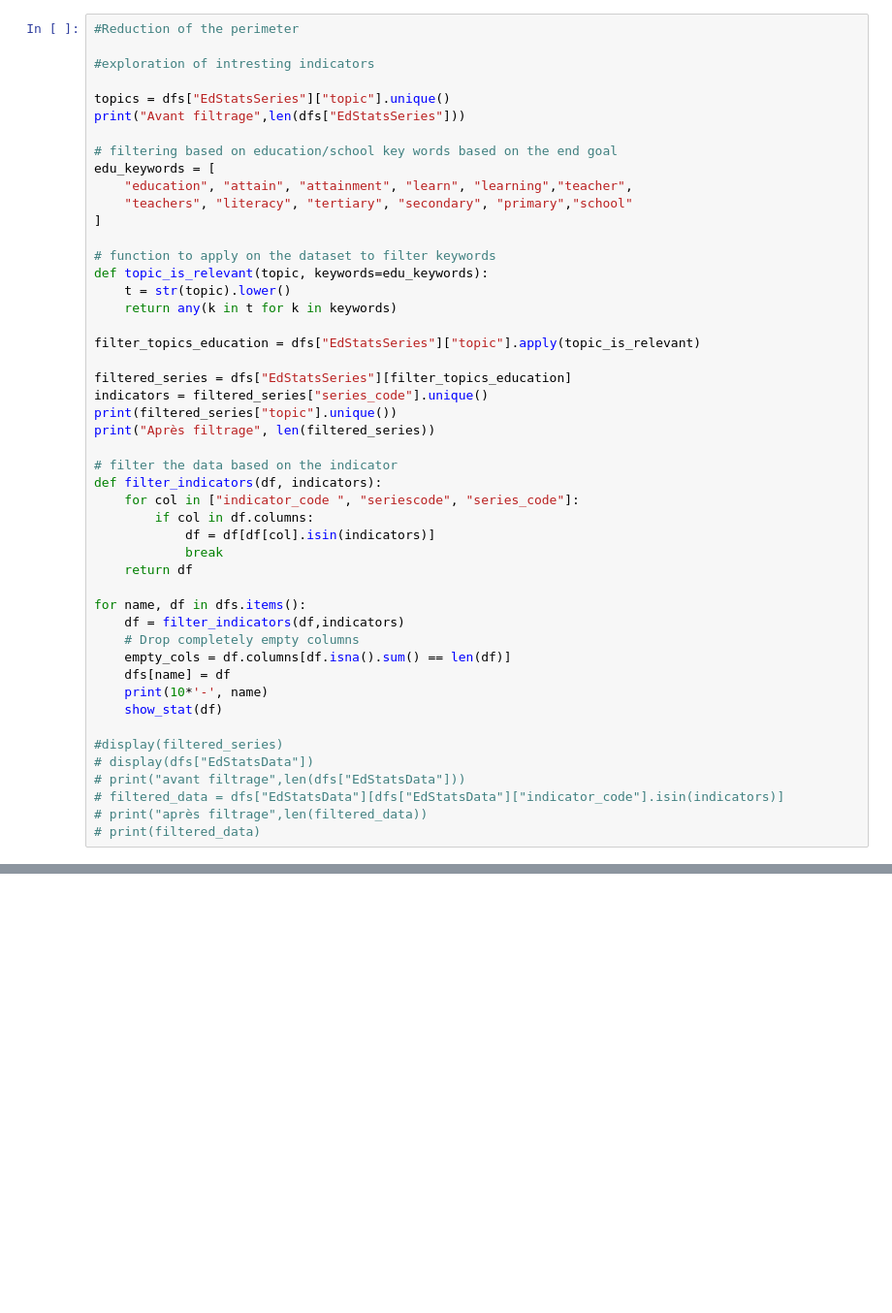
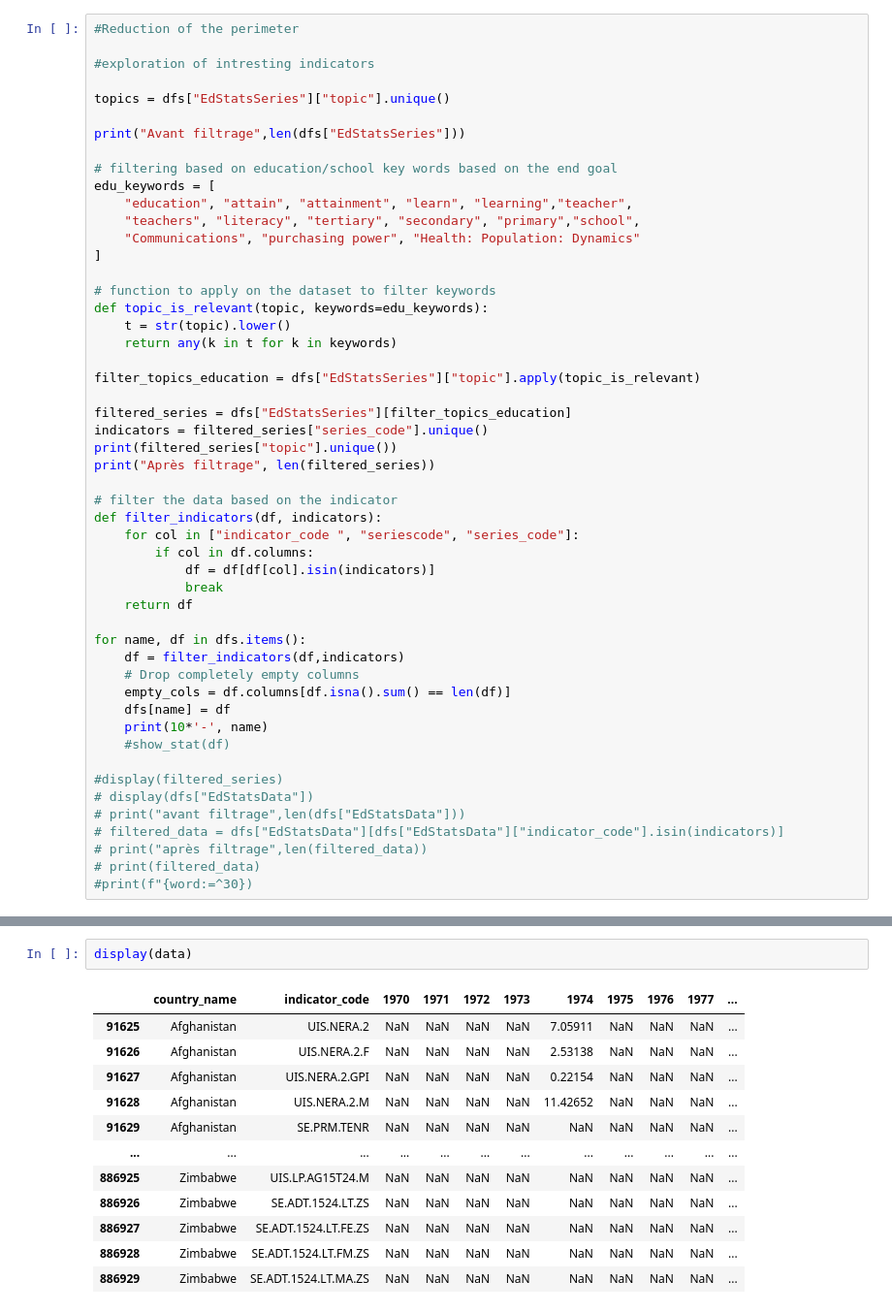
Before and after one commit to hadjerMh/data_processing, a Jupyter notebook: expreriment_notebook.ipynb, the cells around one changed output, grey strips where cells are left out. Shown at 97% size. Drawn from its saved outputs; the diff is of its cells as text; blank space fills up the shorter version.

```diff
--- a/expreriment_notebook.ipynb
+++ b/expreriment_notebook.ipynb
@@ -316,12 +86,14 @@ Shape of the csv (518404, 4)
 #exploration of intresting indicators
 
 topics = dfs["EdStatsSeries"]["topic"].unique()
+
 print("Avant filtrage",len(dfs["EdStatsSeries"]))
 
 # filtering based on education/school key words based on the end goal
 edu_keywords = [
     "education", "attain", "attainment", "learn", "learning","teacher",
-    "teachers", "literacy", "tertiary", "secondary", "primary","school"
+    "teachers", "literacy", "tertiary", "secondary", "primary","school",
+    "Communications", "purchasing power", "Health: Population: Dynamics"
 ]
 
 # function to apply on the dataset to filter keywords
@@ -350,7 +122,7 @@ for name, df in dfs.items():
     empty_cols = df.columns[df.isna().sum() == len(df)]
     dfs[name] = df
     print(10*'-', name)
-    show_stat(df)
+    #show_stat(df)
 
 #display(filtered_series)
 # display(dfs["EdStatsData"])
@@ -358,4 +130,5 @@ for name, df in dfs.items():
 # filtered_data = dfs["EdStatsData"][dfs["EdStatsData"]["indicator_code"].isin(indicators)]
 # print("après filtrage",len(filtered_data))
 # print(filtered_data)
+#print(f"{word:=^30})
 # %% [output]
@@ -548,0 +219,15 @@ Nombre de colonnes d'années avant filtrage : 65
+# %%
+display(data)
+# %% [output]
+|  | country_name | indicator_code | 1970 | 1971 | 1972 | 1973 | 1974 | 1975 | 1976 | 1977 | ... |
+| 91625 | Afghanistan | UIS.NERA.2 | NaN | NaN | NaN | NaN | 7.05911 | NaN | NaN | NaN | ... |
+| 91626 | Afghanistan | UIS.NERA.2.F | NaN | NaN | NaN | NaN | 2.53138 | NaN | NaN | NaN | ... |
+| 91627 | Afghanistan | UIS.NERA.2.GPI | NaN | NaN | NaN | NaN | 0.22154 | NaN | NaN | NaN | ... |
+| 91628 | Afghanistan | UIS.NERA.2.M | NaN | NaN | NaN | NaN | 11.42652 | NaN | NaN | NaN | ... |
+| 91629 | Afghanistan | SE.PRM.TENR | NaN | NaN | NaN | NaN | NaN | NaN | NaN | NaN | ... |
+| ... | ... | ... | ... | ... | ... | ... | ... | ... | ... | ... | ... |
+| 886925 | Zimbabwe | UIS.LP.AG15T24.M | NaN | NaN | NaN | NaN | NaN | NaN | NaN | NaN | ... |
+| 886926 | Zimbabwe | SE.ADT.1524.LT.ZS | NaN | NaN | NaN | NaN | NaN | NaN | NaN | NaN | ... |
+| 886927 | Zimbabwe | SE.ADT.1524.LT.FE.ZS | NaN | NaN | NaN | NaN | NaN | NaN | NaN | NaN | ... |
+| 886928 | Zimbabwe | SE.ADT.1524.LT.FM.ZS | NaN | NaN | NaN | NaN | NaN | NaN | NaN | NaN | ... |
+| 886929 | Zimbabwe | SE.ADT.1524.LT.MA.ZS | NaN | NaN | NaN | NaN | NaN | NaN | NaN | NaN | ... |
```
Also changed, not shown: parts of 8 cells of this notebook.
